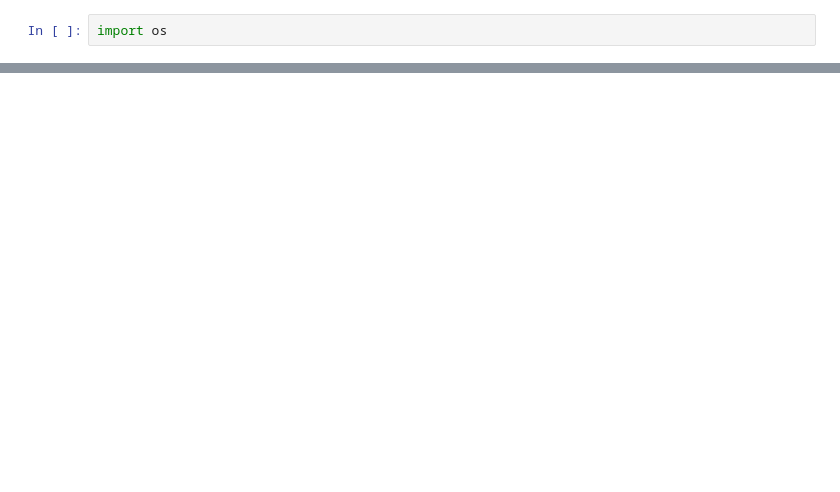
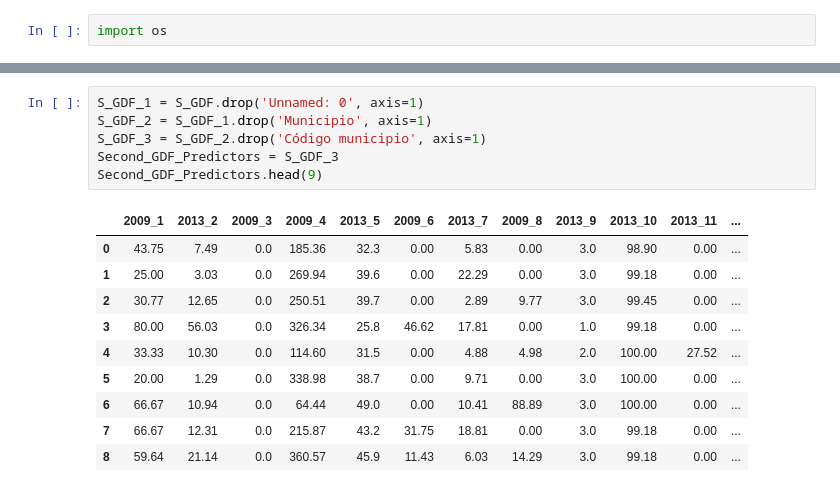
Before and after one commit to UrtziFM/TFM-How-AI-can-finish-with-politicians, a Jupyter notebook: 2.Step-Learning_firstGDF .ipynb, the cells around one changed output, grey strips where cells are left out. Saved outputs shown, nothing was run; the diff lists cells and outputs as text; blank space fills up the shorter version.

```diff
--- a/2.Step-Learning_firstGDF .ipynb
+++ b/2.Step-Learning_firstGDF .ipynb
@@ -303,0 +283,17 @@ fin_models.sort_values(['Mean Score']).head()
+# %%
+S_GDF_1 = S_GDF.drop('Unnamed: 0', axis=1)
+S_GDF_2 = S_GDF_1.drop('Municipio', axis=1)
+S_GDF_3 = S_GDF_2.drop('Código municipio', axis=1)
+Second_GDF_Predictors = S_GDF_3
+Second_GDF_Predictors.head(9)
+# %% [output]
+|  | 2009_1 | 2013_2 | 2009_3 | 2009_4 | 2013_5 | 2009_6 | 2013_7 | 2009_8 | 2013_9 | 2013_10 | 2013_11 | ... |
+| 0 | 43.75 | 7.49 | 0.0 | 185.36 | 32.3 | 0.00 | 5.83 | 0.00 | 3.0 | 98.90 | 0.00 | ... |
+| 1 | 25.00 | 3.03 | 0.0 | 269.94 | 39.6 | 0.00 | 22.29 | 0.00 | 3.0 | 99.18 | 0.00 | ... |
+| 2 | 30.77 | 12.65 | 0.0 | 250.51 | 39.7 | 0.00 | 2.89 | 9.77 | 3.0 | 99.45 | 0.00 | ... |
+| 3 | 80.00 | 56.03 | 0.0 | 326.34 | 25.8 | 46.62 | 17.81 | 0.00 | 1.0 | 99.18 | 0.00 | ... |
+| 4 | 33.33 | 10.30 | 0.0 | 114.60 | 31.5 | 0.00 | 4.88 | 4.98 | 2.0 | 100.00 | 27.52 | ... |
+| 5 | 20.00 | 1.29 | 0.0 | 338.98 | 38.7 | 0.00 | 9.71 | 0.00 | 3.0 | 100.00 | 0.00 | ... |
+| 6 | 66.67 | 10.94 | 0.0 | 64.44 | 49.0 | 0.00 | 10.41 | 88.89 | 3.0 | 100.00 | 0.00 | ... |
+| 7 | 66.67 | 12.31 | 0.0 | 215.87 | 43.2 | 31.75 | 18.81 | 0.00 | 3.0 | 99.18 | 0.00 | ... |
+| 8 | 59.64 | 21.14 | 0.0 | 360.57 | 45.9 | 11.43 | 6.03 | 14.29 | 3.0 | 99.18 | 0.00 | ... |
```
Also changed, not shown: parts of 19 cells of this notebook.
